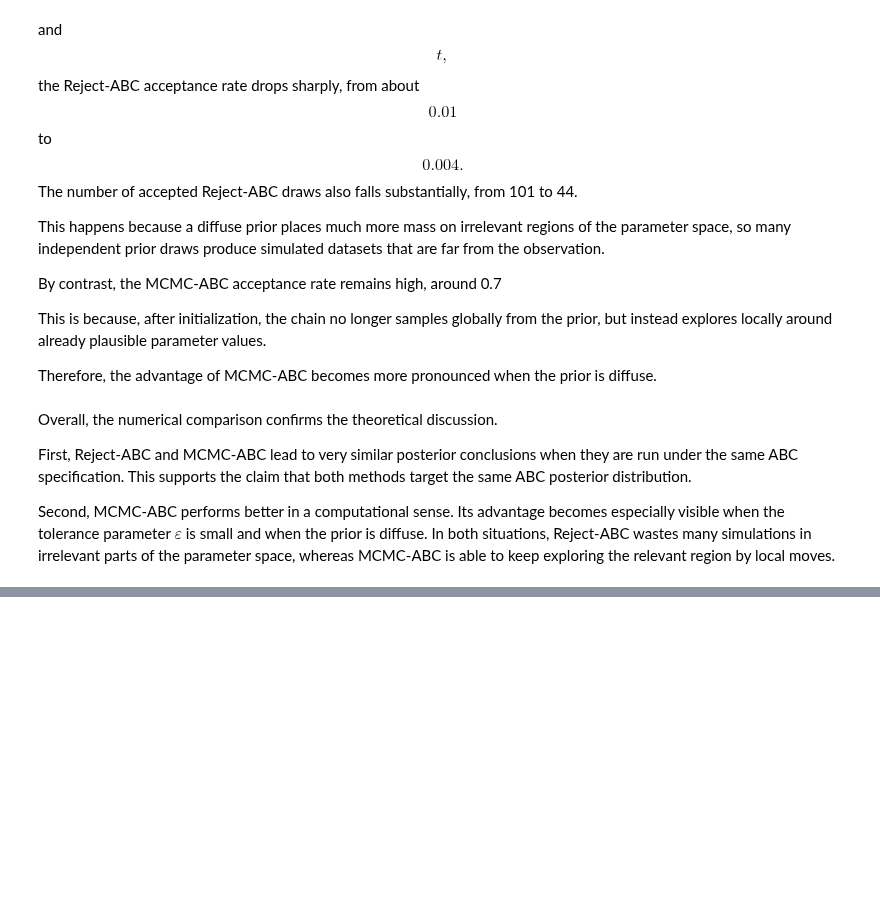
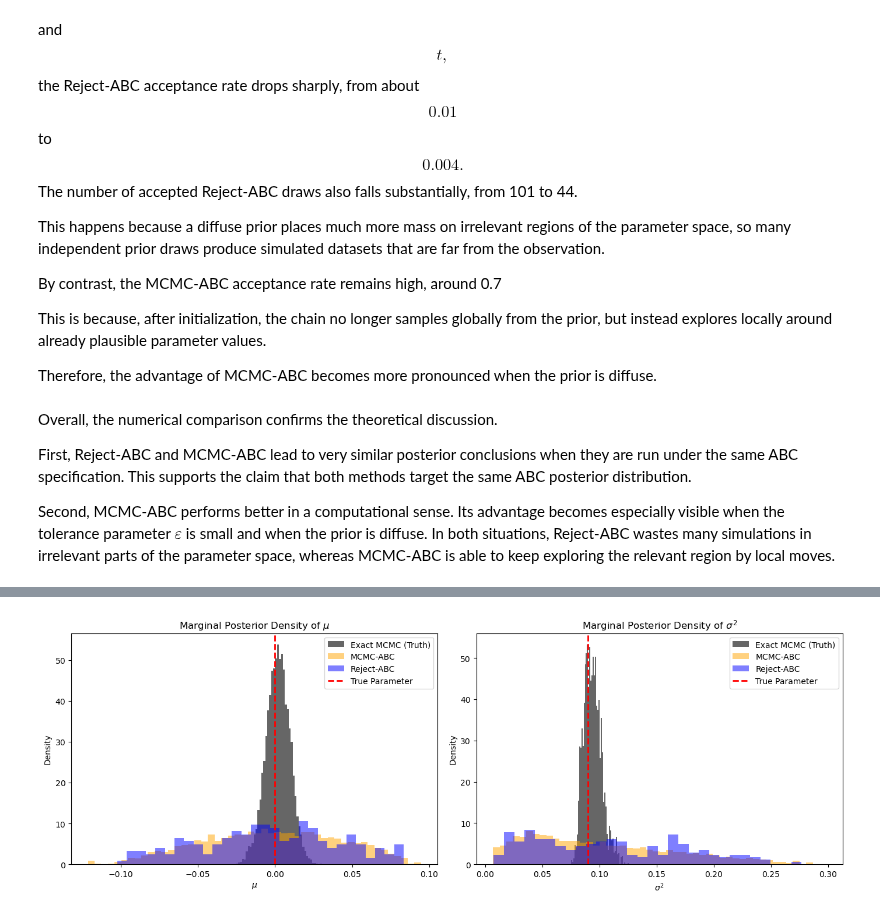
Before and after one commit to Khadija-Ammar/Likelihood-free-inference-and-sums-of-log-normal-variates, a Jupyter notebook: notebook.ipynb, the cells around one changed output, grey strips where cells are left out. Drawn from its saved outputs; the diff is of its cells as text; code cells hidden in the pictures; blank space fills up the shorter version.

```diff
--- a/notebook.ipynb
+++ b/notebook.ipynb
@@ -3045,0 +3318,31 @@ Second, MCMC-ABC performs better in a computational sense. Its advantage becomes
+# %%
+import matplotlib.pyplot as plt
+
+fig, axes = plt.subplots(1, 2, figsize=(14, 5))
+
+# Plot Posterior Densities for mu
+axes[0].hist(post_burn_chain['mu'], bins=50, density=True, alpha=0.6, color='black', label='Exact MCMC (Truth)')
+axes[0].hist(mcmc_abc_post['mu'], bins=50, density=True, alpha=0.5, color='orange', label='MCMC-ABC')
+axes[0].hist(abc_samples['mu'], bins=30, density=True, alpha=0.5, color='blue', label='Reject-ABC')
+
+axes[0].axvline(mu_true, color='red', linestyle='dashed', linewidth=2, label='True Parameter')
+axes[0].set_title('Marginal Posterior Density of $\\mu$')
+axes[0].set_xlabel('$\\mu$')
+axes[0].set_ylabel('Density')
+axes[0].legend()
+
+# Plot Posterior Densities for sigma2
+axes[1].hist(post_burn_chain['sigma2'], bins=50, density=True, alpha=0.6, color='black', label='Exact MCMC (Truth)')
+axes[1].hist(mcmc_abc_post['sigma2'], bins=50, density=True, alpha=0.5, color='orange', label='MCMC-ABC')
+axes[1].hist(abc_samples['sigma2'], bins=30, density=True, alpha=0.5, color='blue', label='Reject-ABC')
+
+axes[1].axvline(sigma2_true, color='red', linestyle='dashed', linewidth=2, label='True Parameter')
+axes[1].set_title('Marginal Posterior Density of $\\sigma^2$')
+axes[1].set_xlabel('$\\sigma^2$')
+axes[1].set_ylabel('Density')
+axes[1].legend()
+
+plt.tight_layout()
+plt.show()
+# %% [output]
+[figure, added]
```
Also changed, not shown: parts of 6 cells of this notebook, 1 other file.
